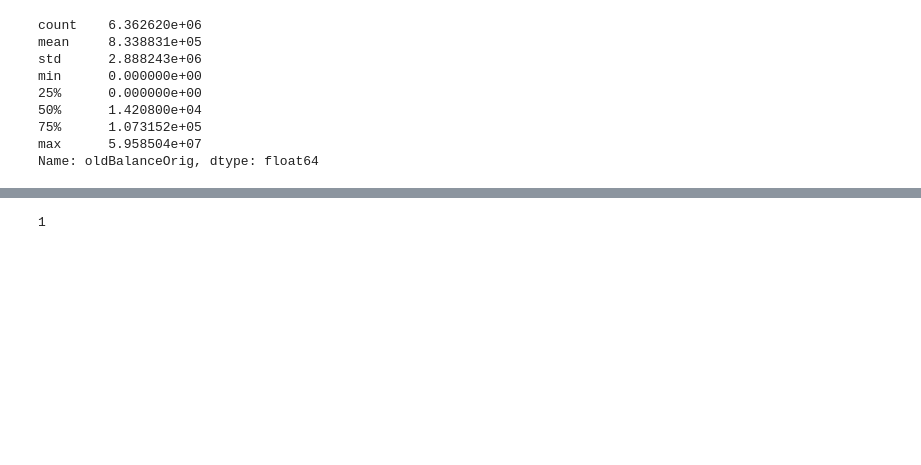
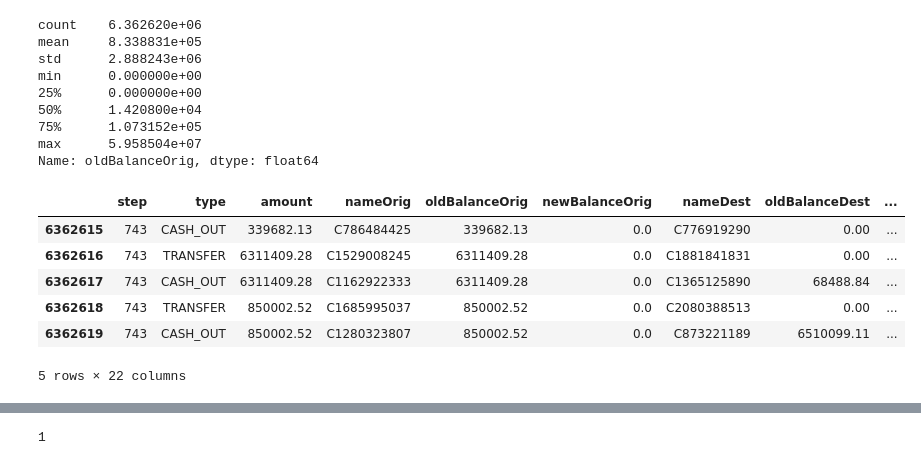
Before and after one commit to PriyankaBiswas/Data-Science, a Jupyter notebook: Unit2_SL/fraud_detection/fraud_detection-pushed.ipynb, the cells around one changed output, grey strips where cells are left out. Cells and saved outputs as stored; diff of their text form; code cells hidden in the pictures; blank space fills up the shorter version.

```diff
--- a/Unit2_SL/fraud_detection/fraud_detection-pushed.ipynb
+++ b/Unit2_SL/fraud_detection/fraud_detection-pushed.ipynb
@@ -567,6 +584,16 @@ for value in data.oldBalanceOrig.values:
         oldBalanceQ.append(3)
     elif value <= 5.958504e+07:
         oldBalanceQ.append(4)
+# %%
+data.tail()
+# %% [output]
+|  | step | type | amount | nameOrig | oldBalanceOrig | newBalanceOrig | nameDest | oldBalanceDest | ... |
+| 6362615 | 743 | CASH_OUT | 339682.13 | C786484425 | 339682.13 | 0.0 | C776919290 | 0.00 | ... |
+| 6362616 | 743 | TRANSFER | 6311409.28 | C1529008245 | 6311409.28 | 0.0 | C1881841831 | 0.00 | ... |
+| 6362617 | 743 | CASH_OUT | 6311409.28 | C1162922333 | 6311409.28 | 0.0 | C1365125890 | 68488.84 | ... |
+| 6362618 | 743 | TRANSFER | 850002.52 | C1685995037 | 850002.52 | 0.0 | C2080388513 | 0.00 | ... |
+| 6362619 | 743 | CASH_OUT | 850002.52 | C1280323807 | 850002.52 | 0.0 | C873221189 | 6510099.11 | ... |
+5 rows × 22 columns
 # %%
 oldBalanceQS = pd.Series(oldBalanceQ, name="oldBalanceQtls")
 #type(oldBalanceQS)
```
Also changed, not shown: parts of 38 cells of this notebook, 1 other file.
